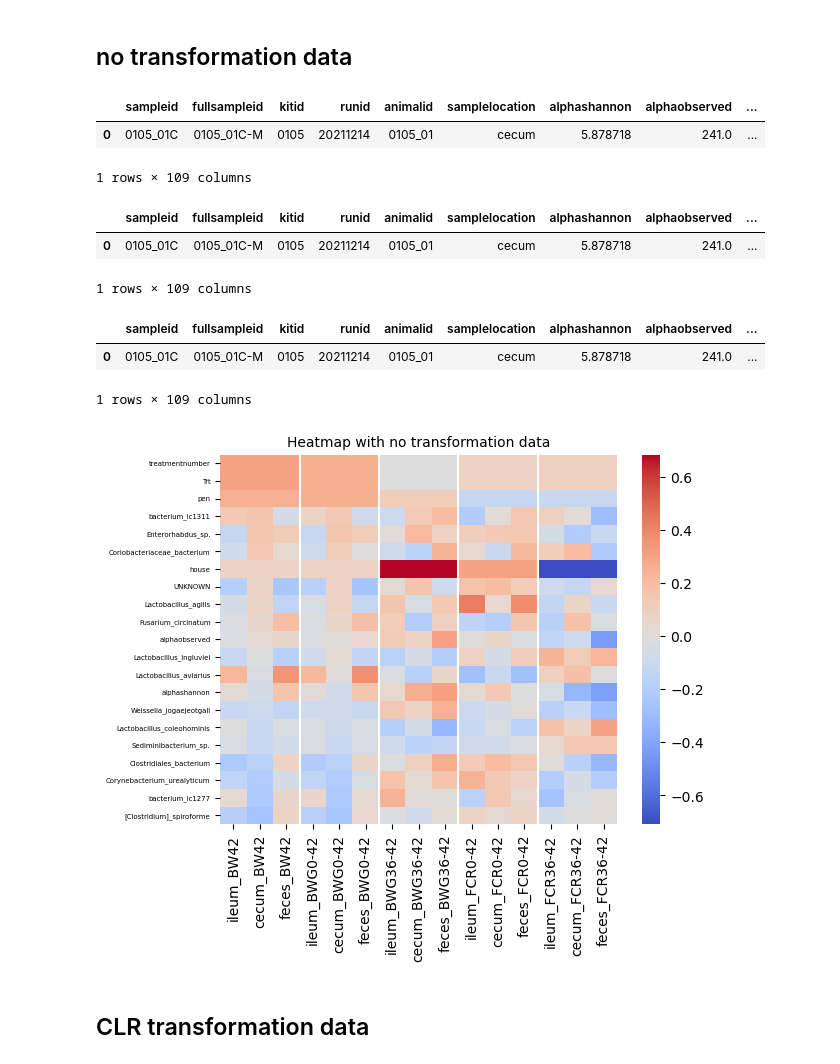
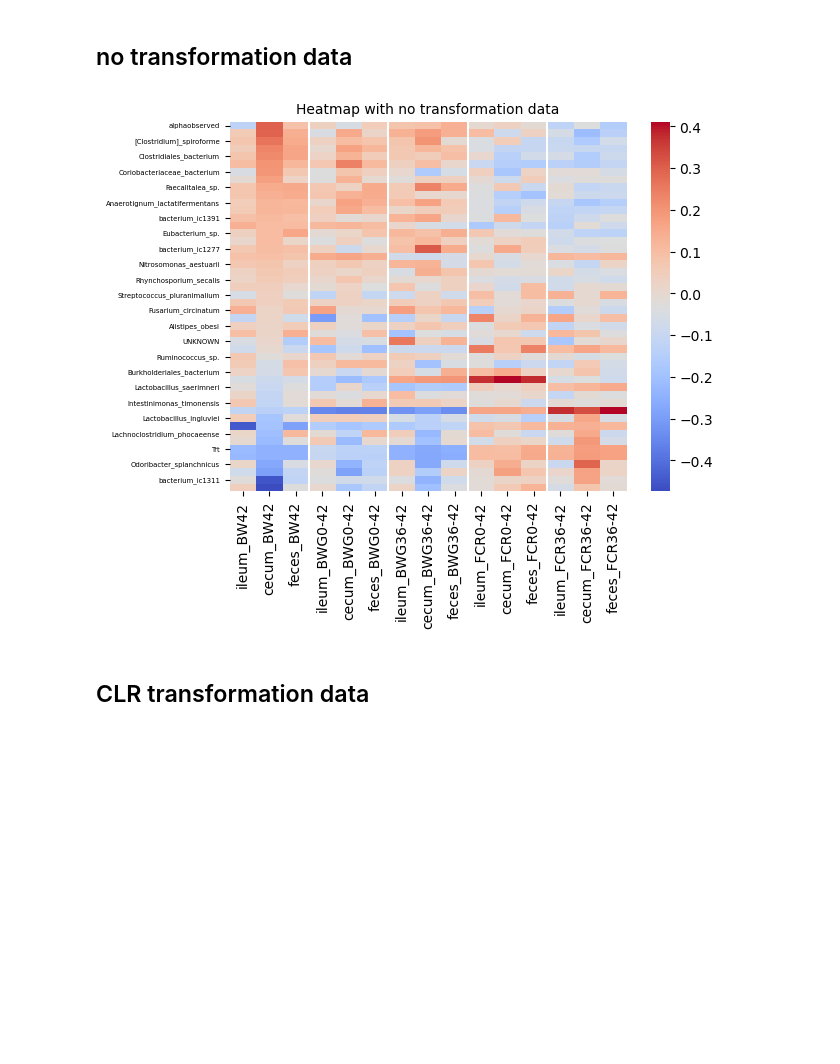
Before and after one commit to SIWAproject/Performance, a Jupyter notebook: performance_analysis.ipynb, the cells around one changed output. Drawn from its saved outputs; the diff is of its cells as text; code cells hidden in the pictures; blank space fills up the shorter version.

```diff
--- a/performance_analysis.ipynb
+++ b/performance_analysis.ipynb
@@ -201,6 +233,6 @@ Index(['sampleid', 'fullsampleid', 'kitid', 'runid', 'animalid',
 # %%
-dfmd_345['pen'] = dfmd_345['pen'].astype(float).astype(int)
-dfmd_345['house'] = dfmd_345['house'].astype(float).astype(int)
+dfmk['pen'] = dfmk['pen'].astype(float).astype(int)
+dfmk['house'] = dfmk['house'].astype(float).astype(int)
 # %% [output]
 A value is trying to be set on a copy of a slice from a DataFrame.
 Try using .loc[row_indexer,col_indexer] = value instead
@@ -290,5 +314,5 @@ df_pilot['pen'] = df_pilot['pen'].astype(float).astype(int)
 # %%
-df = dfmd_345.merge(df_pilot, how='left', left_on =['projectid', 'house', 'pen'], right_on =['projectid', 'house', 'pen'])
+df = dfmk.merge(df_pilot, how='left', left_on =['projectid', 'house', 'pen'], right_on =['projectid', 'house', 'pen'])
 print(df.shape)
 print(df.columns)
 df.head(1)
@@ -308,5 +337,5 @@ Index(['sampleid', 'fullsampleid', 'kitid', 'runid', 'animalid',
 # %%
-df_relation = df.merge(specie345t, how='left', left_on =['fullsampleid'], right_on =['fullsampleid'])
+df_relation = df.merge(specie_relt, how='left', left_on =['fullsampleid'], right_on =['fullsampleid'])
 print(df_relation.shape)
 print(df_relation.columns)
 df_relation.head(1)
@@ -400,0 +395,20 @@ filtered_df
+# %%
+corr_cecum = df_relation.loc[df_relation['samplelocation'] == 'cecum'].corr()[['BW42', 'FCR0-42', 'FCR36-42', 'BWG0-42', 'BWG36-42']].sort_values(by = 'BW42', ascending = False).drop(['BW42', 'FCR0-42', 'FCR36-42', 'BWG0-42', 'BWG36-42'], axis=0)
+corr_ileum = df_relation.loc[df_relation['samplelocation'] == 'ileum'].corr()[['BW42', 'FCR0-42', 'FCR36-42', 'BWG0-42', 'BWG36-42']].sort_values(by = 'BW42', ascending = False).drop(['BW42', 'FCR0-42', 'FCR36-42', 'BWG0-42', 'BWG36-42'], axis=0)
+corr_feces = df_relation.loc[df_relation['samplelocation'] == 'feces'].corr()[['BW42', 'FCR0-42', 'FCR36-42', 'BWG0-42', 'BWG36-42']].sort_values(by = 'BW42', ascending = False).drop(['BW42', 'FCR0-42', 'FCR36-42', 'BWG0-42', 'BWG36-42'], axis=0)
+
+corr_cecum = corr_cecum.add_prefix('cecum_')
+corr_ileum = corr_ileum.add_prefix('ileum_')
+corr_feces = corr_feces.add_prefix('feces_')
+
+df_corr = pd.merge(corr_cecum, corr_ileum, left_index=True, right_index=True, how='left')
+df_corr = pd.merge(df_corr, corr_feces, left_index=True, right_index=True, how='left')
+df_corr
+
+
+df_corr.sort_values(by = 'ileum_BW42', ascending = False)
+
+
+
+df_corr_f = df_corr[(df_corr >= -0.1) | (df_corr <= 0.1)].dropna()
+df_corr_f
@@ -477,48 +506,30 @@ filtered_df_lr
 # heatmap correlation graphs
 # %% [markdown]
 ## no transformation data
-# %%
-df_relation.head(1)
-# %% [output]
-|  | sampleid | fullsampleid | kitid | runid | animalid | samplelocation | alphashannon | alphaobserved | ... |
-| 0 | 0105_01C | 0105_01C-M | 0105 | 20211214 | 0105_01 | cecum | 5.878718 | 241.0 | ... |
-1 rows × 109 columns
-# %%
-df_relation_clr.head(1)
-# %% [output]
-|  | sampleid | fullsampleid | kitid | runid | animalid | samplelocation | alphashannon | alphaobserved | ... |
-| 0 | 0105_01C | 0105_01C-M | 0105 | 20211214 | 0105_01 | cecum | 5.878718 | 241.0 | ... |
-1 rows × 109 columns
-# %%
-df_relation_lr.head(1)
-# %% [output]
-|  | sampleid | fullsampleid | kitid | runid | animalid | samplelocation | alphashannon | alphaobserved | ... |
-| 0 | 0105_01C | 0105_01C-M | 0105 | 20211214 | 0105_01 | cecum | 5.878718 | 241.0 | ... |
-1 rows × 109 columns
 # %%
 column_order = ['ileum_BW42', 'cecum_BW42', 'feces_BW42',
          'ileum_BWG0-42', 'cecum_BWG0-42', 'feces_BWG0-42',
          'ileum_BWG36-42', 'cecum_BWG36-42', 'feces_BWG36-42',
          'ileum_FCR0-42', 'cecum_FCR0-42', 'feces_FCR0-42',
          'ileum_FCR36-42', 'cecum_FCR36-42', 'feces_FCR36-42']
 
 # Crear el heatmap utilizando seaborn
 fig, ax = plt.subplots()
-ht1 = sns.heatmap(filtered_df[column_order],ax = ax, cmap='coolwarm')
+ht1 = sns.heatmap(df_corr_f[column_order],ax = ax, cmap='coolwarm')
 plt.xticks(fontsize=10)
 plt.yticks(fontsize=5)
 ax.axvline(3, color='w')
 ax.axvline(6, color='w')
 ax.axvline(9, color='w')
 ax.axvline(12, color='w')
 ax.set_title('Heatmap with no transformation data', fontsize=10)
 
 
 
 
 plt.show()
 # %% [output]
-[figure, old version]
+[figure, new version]
 # %% [markdown]
 ## CLR transformation data
 # %%
```
Also changed, not shown: parts of 49 cells of this notebook.
